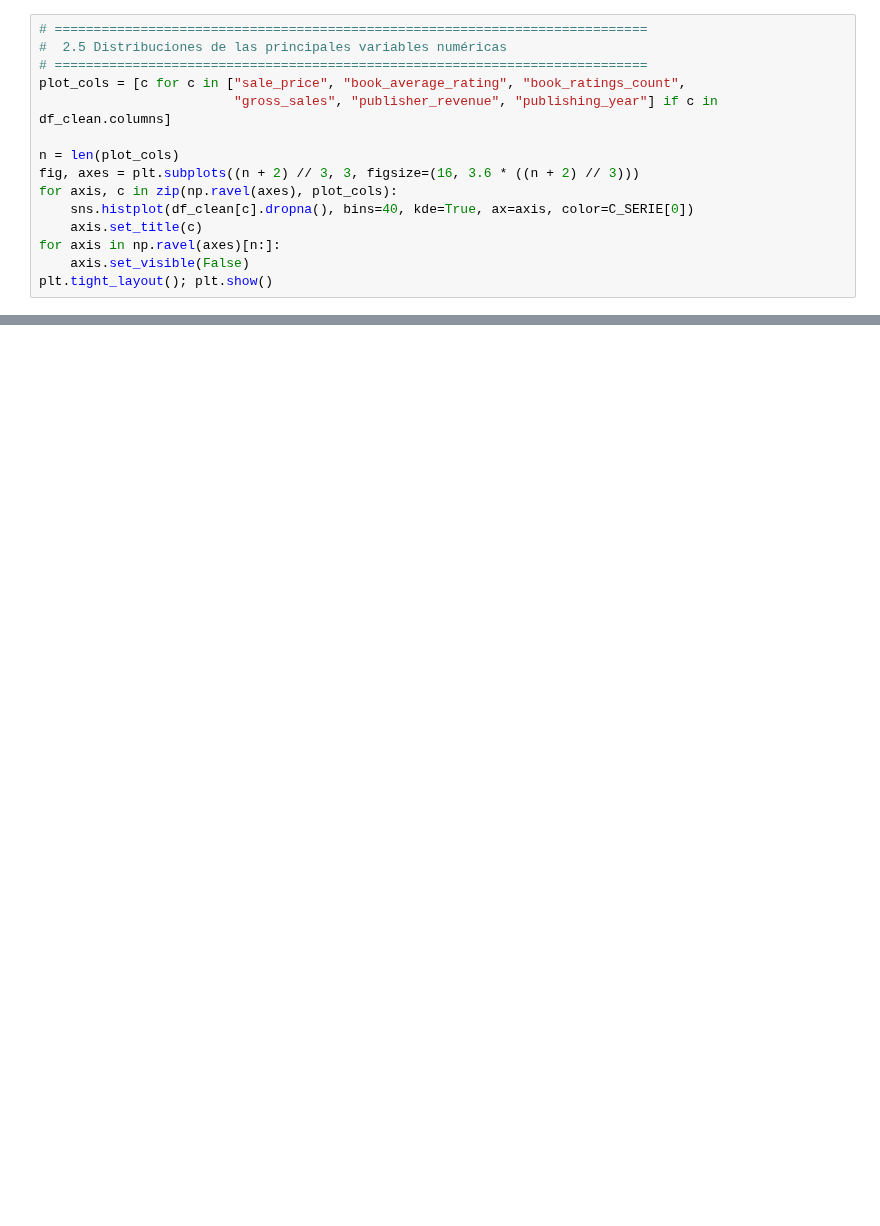
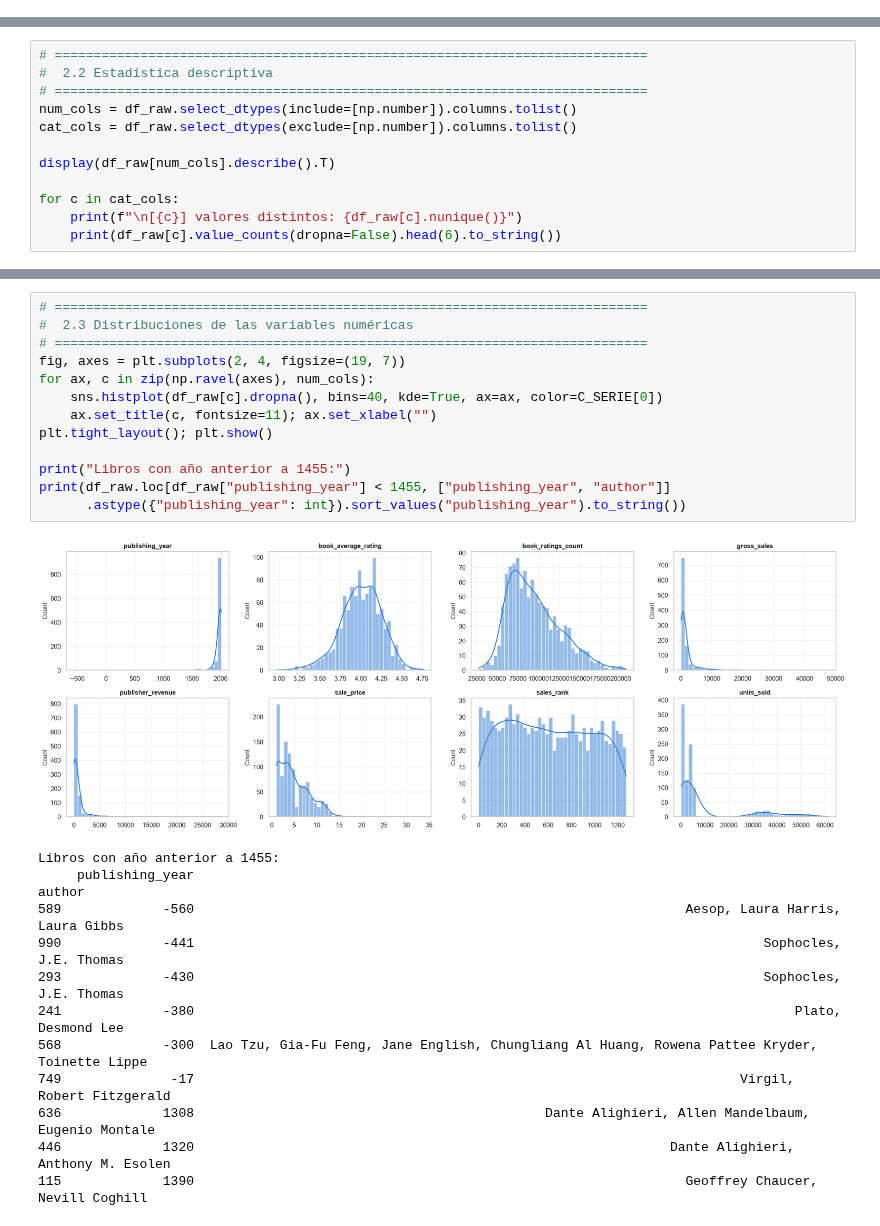
Before and after one commit to Maximiliano0/BOOK_DMINIG, a Jupyter notebook: Books_Sales_and_Ratings.ipynb, the cells around one changed output, grey strips where cells are left out. Drawn from its saved outputs; the diff is of its cells as text; blank space fills up the shorter version.

```diff
--- a/Books_Sales_and_Ratings.ipynb
+++ b/Books_Sales_and_Ratings.ipynb
@@ -910,15 +0,0 @@ estabilizada, que es lo que evita que un puñado de superventas domine el gradie
-# %%
-# ============================================================================
-#  2.5 Distribuciones de las principales variables numéricas
-# ============================================================================
-plot_cols = [c for c in ["sale_price", "book_average_rating", "book_ratings_count",
-                         "gross_sales", "publisher_revenue", "publishing_year"] if c in df_clean.columns]
-
-n = len(plot_cols)
-fig, axes = plt.subplots((n + 2) // 3, 3, figsize=(16, 3.6 * ((n + 2) // 3)))
-for axis, c in zip(np.ravel(axes), plot_cols):
-    sns.histplot(df_clean[c].dropna(), bins=40, kde=True, ax=axis, color=C_SERIE[0])
-    axis.set_title(c)
-for axis in np.ravel(axes)[n:]:
-    axis.set_visible(False)
-plt.tight_layout(); plt.show()
@@ -3240,0 +215,12 @@ Asociado a la pregunta de negocio: ¿Generará este título un retorno real para
+# %%
+# ============================================================================
+#  2.2 Estadística descriptiva
+# ============================================================================
+num_cols = df_raw.select_dtypes(include=[np.number]).columns.tolist()
+cat_cols = df_raw.select_dtypes(exclude=[np.number]).columns.tolist()
+
+display(df_raw[num_cols].describe().T)
+
+for c in cat_cols:
+    print(f"\n[{c}] valores distintos: {df_raw[c].nunique()}")
+    print(df_raw[c].value_counts(dropna=False).head(6).to_string())
@@ -3240,0 +256,26 @@ Asociado a la pregunta de negocio: ¿Generará este título un retorno real para
+# %%
+# ============================================================================
+#  2.3 Distribuciones de las variables numéricas
+# ============================================================================
+fig, axes = plt.subplots(2, 4, figsize=(19, 7))
+for ax, c in zip(np.ravel(axes), num_cols):
+    sns.histplot(df_raw[c].dropna(), bins=40, kde=True, ax=ax, color=C_SERIE[0])
+    ax.set_title(c, fontsize=11); ax.set_xlabel("")
+plt.tight_layout(); plt.show()
+
+print("Libros con año anterior a 1455:")
+print(df_raw.loc[df_raw["publishing_year"] < 1455, ["publishing_year", "author"]]
+      .astype({"publishing_year": int}).sort_values("publishing_year").to_string())
+# %% [output]
+[figure, added]
+Libros con año anterior a 1455:
+     publishing_year                                                                                         author
+589             -560                                                               Aesop, Laura Harris, Laura Gibbs
+990             -441                                                                         Sophocles, J.E. Thomas
+293             -430                                                                         Sophocles, J.E. Thomas
+241             -380                                                                             Plato, Desmond Lee
+568             -300  Lao Tzu, Gia-Fu Feng, Jane English, Chungliang Al Huang, Rowena Pattee Kryder, Toinette Lippe
+749              -17                                                                      Virgil, Robert Fitzgerald
+636             1308                                             Dante Alighieri, Allen Mandelbaum, Eugenio Montale
+446             1320                                                             Dante Alighieri, Anthony M. Esolen
+115             1390                                                               Geoffrey Chaucer, Nevill Coghill
```
Also changed, not shown: parts of 177 cells of this notebook, 1 other file.
